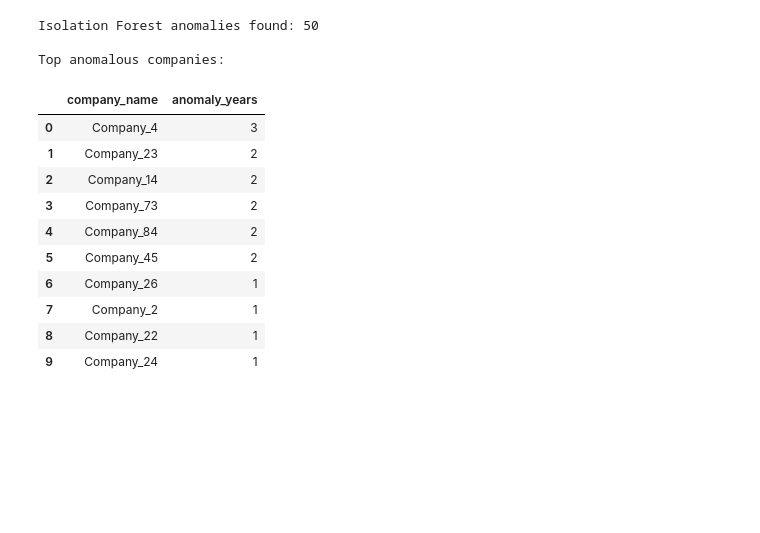
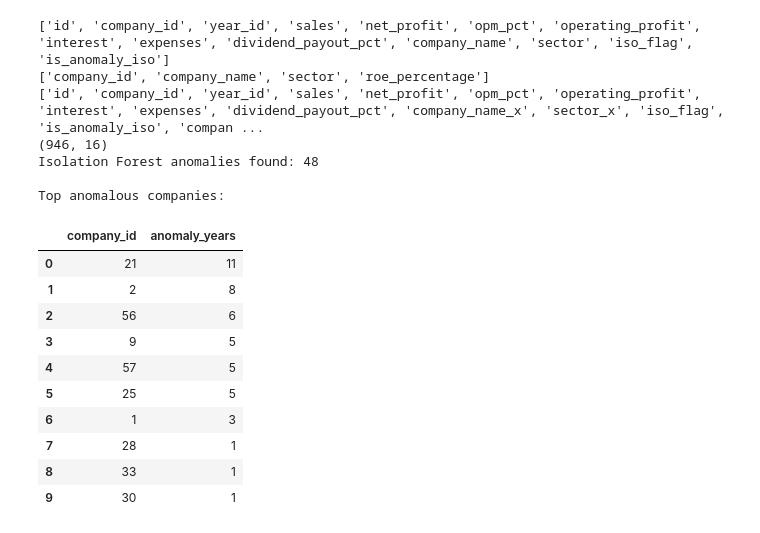
Before and after one commit to wyattstanson/financial-health, a Jupyter notebook: notebooks/03_anomaly_detection.ipynb, the cells around one changed output. Cells and saved outputs as stored; diff of their text form; code cells hidden in the pictures; blank space fills up the shorter version.

```diff
--- a/notebooks/03_anomaly_detection.ipynb
+++ b/notebooks/03_anomaly_detection.ipynb
@@ -107,43 +115,51 @@ plt.show()
 # %%
 # Step 3 — Isolation Forest on full feature matrix
 feature_cols = ['sales', 'net_profit', 'opm_pct', 'operating_profit']
 X = pl[feature_cols].fillna(pl[feature_cols].median())
 
 scaler = StandardScaler()
 X_scaled = scaler.fit_transform(X)
 
 iso = IsolationForest(contamination=0.05, random_state=42)
 pl['iso_flag'] = iso.fit_predict(X_scaled)
 pl['is_anomaly_iso'] = pl['iso_flag'] == -1
+print(pl.columns.tolist())    # pl ke columns dekh
+print(comp.columns.tolist())  # comp ke columns dekh
 
 pl_iso = pl.merge(comp[['company_id', 'company_name', 'sector']], on='company_id', how='left')
+print(pl_iso.columns.tolist())  # check karo company_name aaya ya nahi
+print(pl_iso.shape)             # rows kitni hain
 
 print(f"Isolation Forest anomalies found: {pl['is_anomaly_iso'].sum()}")
 print(f"\nTop anomalous companies:")
 display(
     pl_iso[pl_iso['is_anomaly_iso']]
-    .groupby('company_name')['is_anomaly_iso']
+    .groupby('company_id')['is_anomaly_iso']
     .sum()
     .sort_values(ascending=False)
     .head(10)
     .reset_index()
     .rename(columns={'is_anomaly_iso': 'anomaly_years'})
 )
 # %% [output]
-Isolation Forest anomalies found: 50
+['id', 'company_id', 'year_id', 'sales', 'net_profit', 'opm_pct', 'operating_profit', 'interest', 'expenses', 'dividend_payout_pct', 'company_name', 'sector', 'iso_flag', 'is_anomaly_iso']
+['company_id', 'company_name', 'sector', 'roe_percentage']
+['id', 'company_id', 'year_id', 'sales', 'net_profit', 'opm_pct', 'operating_profit', 'interest', 'expenses', 'dividend_payout_pct', 'company_name_x', 'sector_x', 'iso_flag', 'is_anomaly_iso', 'compan ...
+(946, 16)
+Isolation Forest anomalies found: 48
 
 Top anomalous companies:
-|  | company_name | anomaly_years |
-| 0 | Company_4 | 3 |
-| 1 | Company_23 | 2 |
-| 2 | Company_14 | 2 |
-| 3 | Company_73 | 2 |
-| 4 | Company_84 | 2 |
-| 5 | Company_45 | 2 |
-| 6 | Company_26 | 1 |
-| 7 | Company_2 | 1 |
-| 8 | Company_22 | 1 |
-| 9 | Company_24 | 1 |
+|  | company_id | anomaly_years |
+| 0 | 21 | 11 |
+| 1 | 2 | 8 |
+| 2 | 56 | 6 |
+| 3 | 9 | 5 |
+| 4 | 57 | 5 |
+| 5 | 25 | 5 |
+| 6 | 1 | 3 |
+| 7 | 28 | 1 |
+| 8 | 33 | 1 |
+| 9 | 30 | 1 |
 # %%
 # Step 4 — Compare Z-score vs Isolation Forest
 z_companies = set(z_anomalies_only['company_name'].unique())
```
Also changed, not shown: parts of 7 cells of this notebook, 11 other files.
